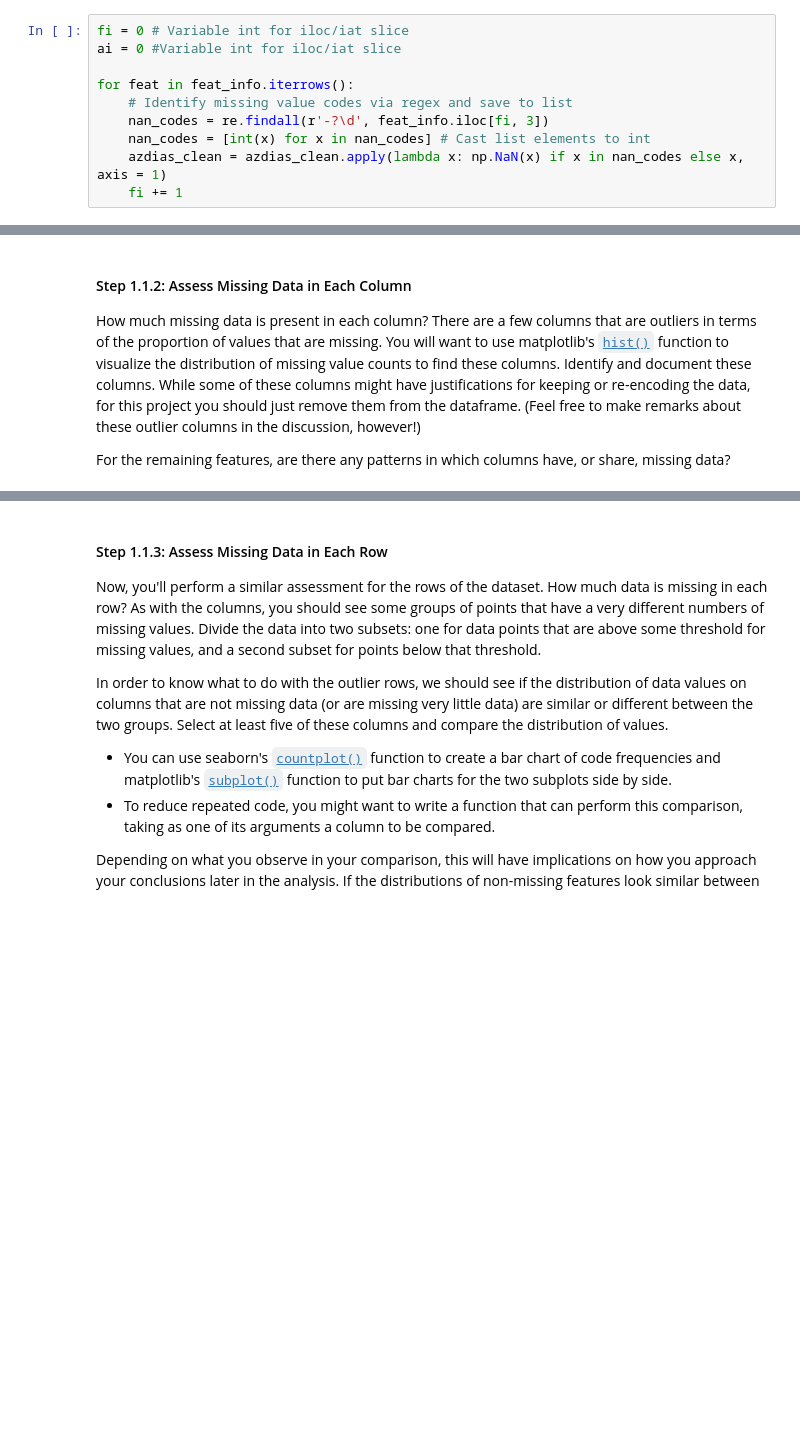
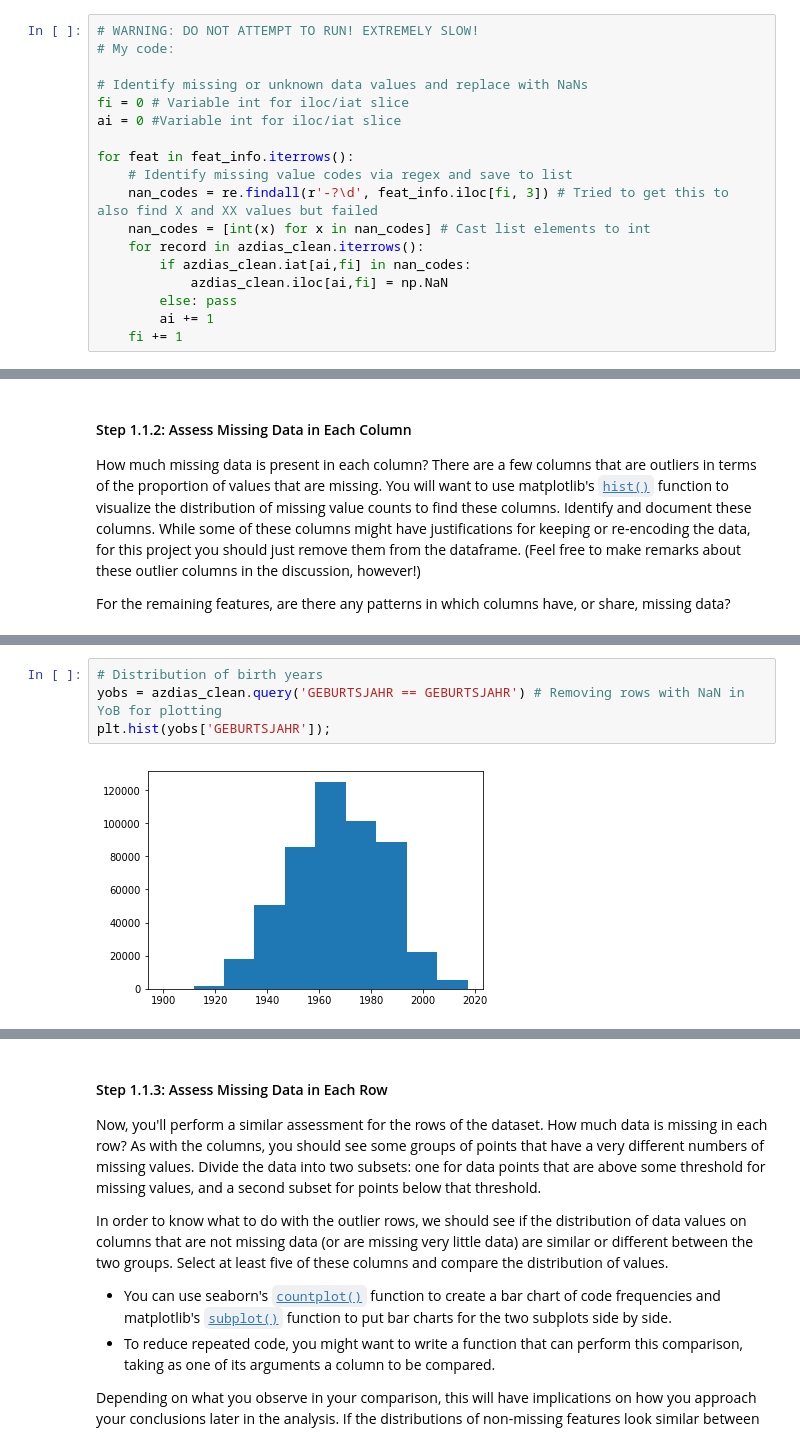
Before and after one commit to KeraKitty/identify_customer_segments, a Jupyter notebook: Identify_Customer_Segments.ipynb, the cells around one changed output, grey strips where cells are left out. Drawn from its saved outputs; the diff is of its cells as text; blank space fills up the shorter version.

```diff
--- a/Identify_Customer_Segments.ipynb
+++ b/Identify_Customer_Segments.ipynb
@@ -91,10 +136,18 @@ azdias_clean = azdias
 # %%
+# WARNING: DO NOT ATTEMPT TO RUN! EXTREMELY SLOW!
+# My code:
+
+# Identify missing or unknown data values and replace with NaNs
 fi = 0 # Variable int for iloc/iat slice
 ai = 0 #Variable int for iloc/iat slice
 
 for feat in feat_info.iterrows():
     # Identify missing value codes via regex and save to list
-    nan_codes = re.findall(r'-?\d', feat_info.iloc[fi, 3])
+    nan_codes = re.findall(r'-?\d', feat_info.iloc[fi, 3]) # Tried to get this to also find X and XX values but failed
     nan_codes = [int(x) for x in nan_codes] # Cast list elements to int
-    azdias_clean = azdias_clean.apply(lambda x: np.NaN(x) if x in nan_codes else x, axis = 1)
+    for record in azdias_clean.iterrows():
+        if azdias_clean.iat[ai,fi] in nan_codes:
+            azdias_clean.iloc[ai,fi] = np.NaN
+        else: pass
+        ai += 1
     fi += 1
@@ -131,0 +237,6 @@ For the remaining features, are there any patterns in which columns have, or sha
+# %%
+# Distribution of birth years
+yobs = azdias_clean.query('GEBURTSJAHR == GEBURTSJAHR') # Removing rows with NaN in YoB for plotting
+plt.hist(yobs['GEBURTSJAHR']);
+# %% [output]
+[figure, added]
```
Also changed, not shown: parts of 125 cells of this notebook.
